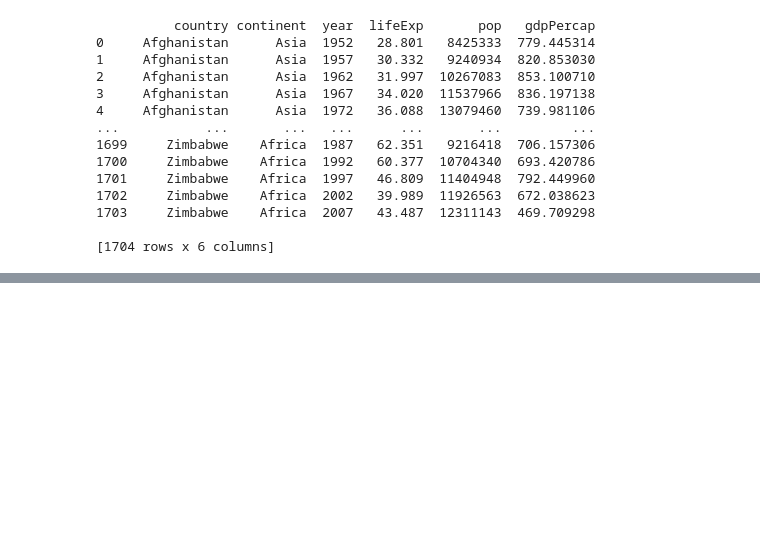
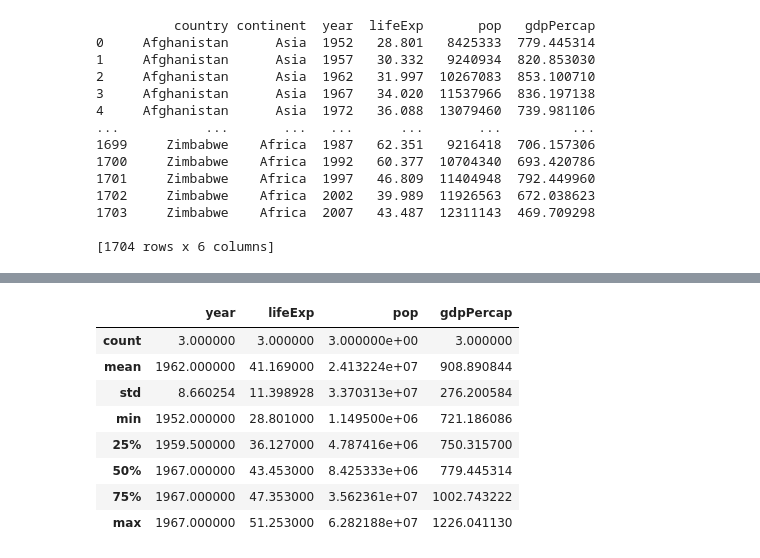
Before and after one commit to ytoaa/bigpython, a Jupyter notebook: pandas_ds.ipynb, the cells around one changed output, grey strips where cells are left out. Saved outputs shown, nothing was run; the diff lists cells and outputs as text; code cells hidden in the pictures; blank space fills up the shorter version.

```diff
--- a/pandas_ds.ipynb
+++ b/pandas_ds.ipynb
@@ -283,0 +237,4 @@ print(sub2_df)
+# %%
+# 리스트로 행 데이터 여러 개 추출하기
+sub_df = df.loc[[0, 99, 999]]
+sub_df
@@ -283,0 +273,13 @@ print(sub2_df)
+# %%
+# 데이터프레임 기술 통계 확인
+sub_df.describe()
+# %% [output]
+|  | year | lifeExp | pop | gdpPercap |
+| count | 3.000000 | 3.000000 | 3.000000e+00 | 3.000000 |
+| mean | 1962.000000 | 41.169000 | 2.413224e+07 | 908.890844 |
+| std | 8.660254 | 11.398928 | 3.370313e+07 | 276.200584 |
+| min | 1952.000000 | 28.801000 | 1.149500e+06 | 721.186086 |
+| 25% | 1959.500000 | 36.127000 | 4.787416e+06 | 750.315700 |
+| 50% | 1967.000000 | 43.453000 | 8.425333e+06 | 779.445314 |
+| 75% | 1967.000000 | 47.353000 | 3.562361e+07 | 1002.743222 |
+| max | 1967.000000 | 51.253000 | 6.282188e+07 | 1226.041130 |
```
Also changed, not shown: parts of 97 cells of this notebook, 5 other files.
